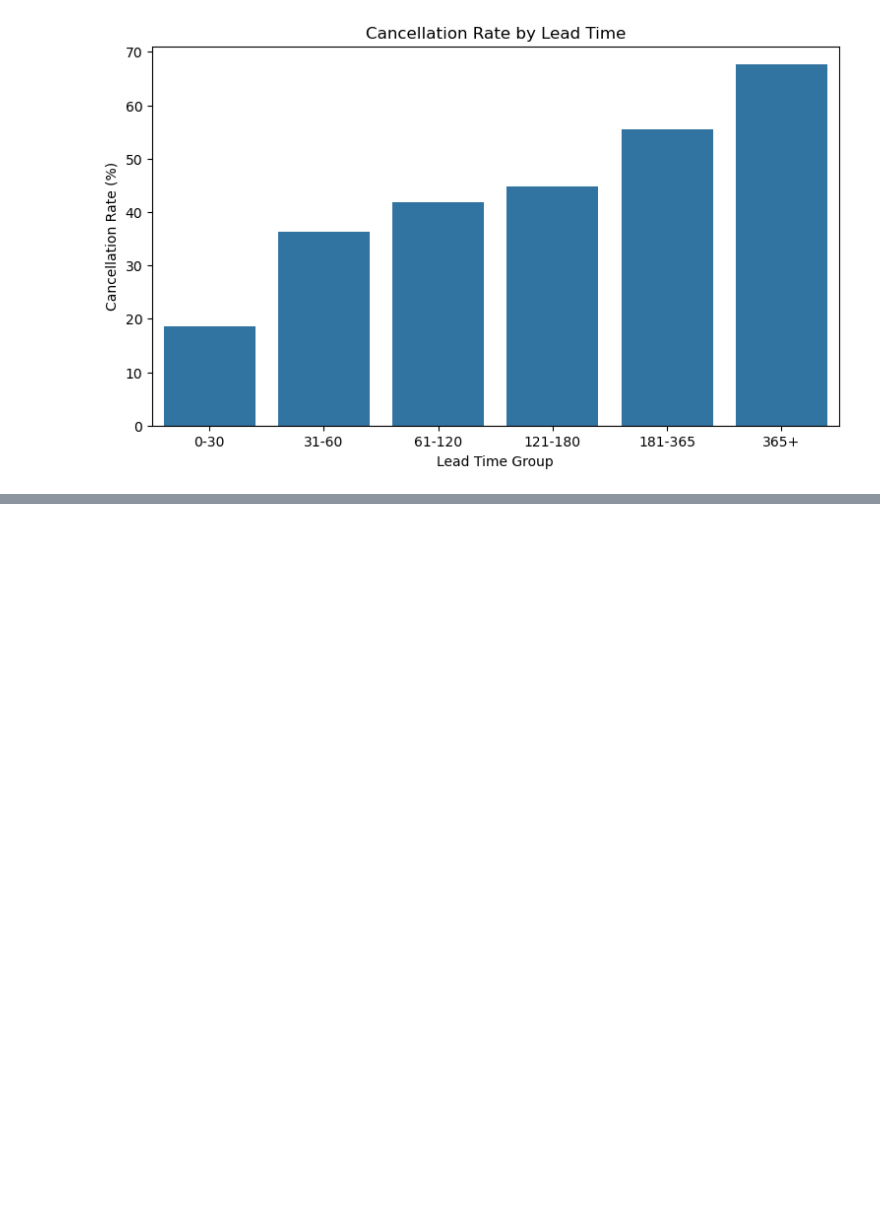
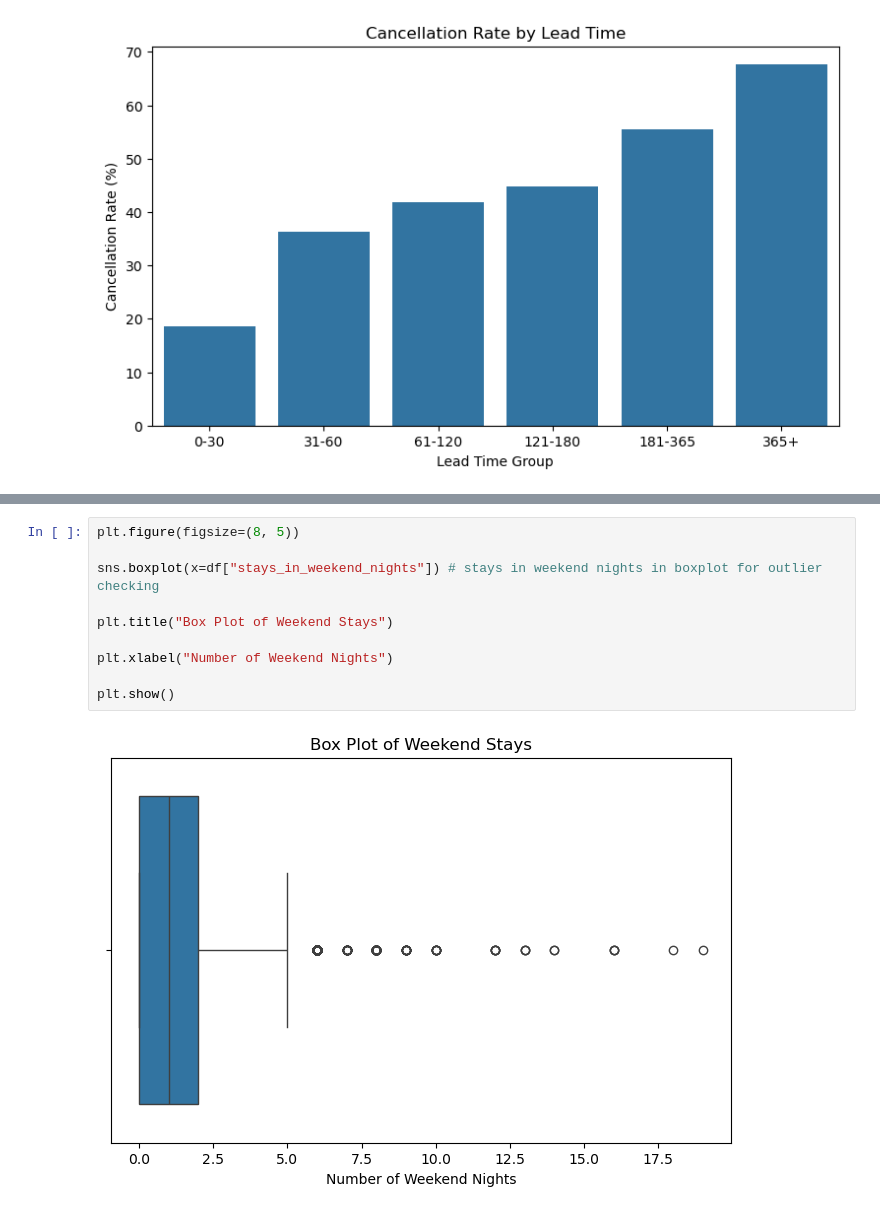
Before and after one commit to greeshavaishnavi09/Hotel_Booking_Cancellation_Prediction, a Jupyter notebook: research/02_eda.ipynb, the cells around one changed output, grey strips where cells are left out. Drawn from its saved outputs; the diff is of its cells as text; blank space fills up the shorter version.

```diff
--- a/research/02_eda.ipynb
+++ b/research/02_eda.ipynb
@@ -855,0 +906,12 @@ plt.show()
+# %%
+plt.figure(figsize=(8, 5))
+
+sns.boxplot(x=df["stays_in_weekend_nights"]) # stays in weekend nights in boxplot for outlier checking
+
+plt.title("Box Plot of Weekend Stays")
+
+plt.xlabel("Number of Weekend Nights")
+
+plt.show()
+# %% [output]
+[figure, added]
```
Also changed, not shown: parts of 29 cells of this notebook.
